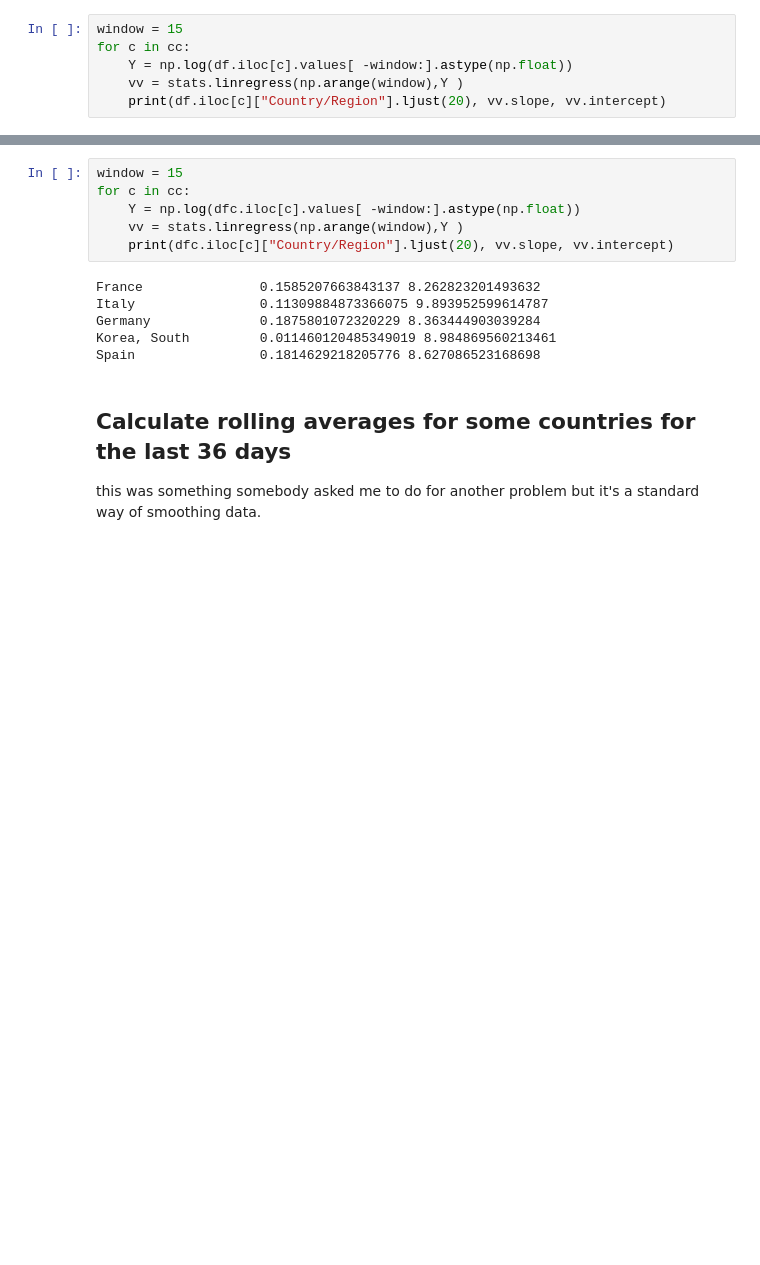
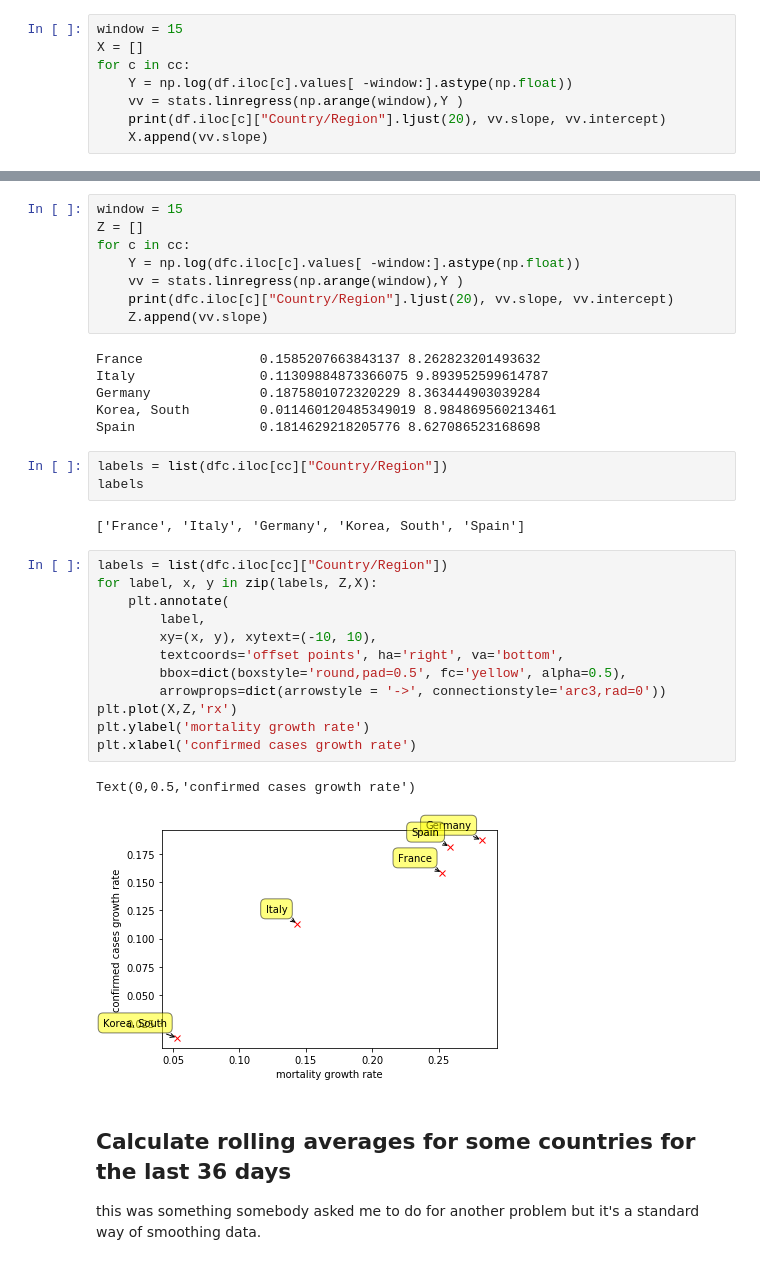
Before and after one commit to macbuse/just-math, a Jupyter notebook: covid_mortality.ipynb, the cells around one changed output, grey strips where cells are left out. Cells and saved outputs as stored; diff of their text form; blank space fills up the shorter version.

```diff
--- a/covid_mortality.ipynb
+++ b/covid_mortality.ipynb
@@ -101,9 +103,11 @@ from scipy import stats
 # %%
 window = 15
+X = []
 for c in cc:
     Y = np.log(df.iloc[c].values[ -window:].astype(np.float))
     vv = stats.linregress(np.arange(window),Y )
     print(df.iloc[c]["Country/Region"].ljust(20), vv.slope, vv.intercept)
+    X.append(vv.slope)
 # %% [output]
 France               0.25264589615638977 4.152675759292533
 Italy                0.14364273428062754 7.230471459358535
@@ -113,15 +119,37 @@ Spain                0.2582954661521452 5.0964734412112005
 # %%
 window = 15
+Z = []
 for c in cc:
     Y = np.log(dfc.iloc[c].values[ -window:].astype(np.float))
     vv = stats.linregress(np.arange(window),Y )
     print(dfc.iloc[c]["Country/Region"].ljust(20), vv.slope, vv.intercept)
+    Z.append(vv.slope)
 # %% [output]
 France               0.1585207663843137 8.262823201493632
 Italy                0.11309884873366075 9.893952599614787
 Germany              0.1875801072320229 8.363444903039284
 Korea, South         0.011460120485349019 8.984869560213461
 Spain                0.1814629218205776 8.627086523168698
+# %%
+labels = list(dfc.iloc[cc]["Country/Region"])
+labels
+# %% [output]
+['France', 'Italy', 'Germany', 'Korea, South', 'Spain']
+# %%
+labels = list(dfc.iloc[cc]["Country/Region"])
+for label, x, y in zip(labels, Z,X):
+    plt.annotate(
+        label,
+        xy=(x, y), xytext=(-10, 10),
+        textcoords='offset points', ha='right', va='bottom',
+        bbox=dict(boxstyle='round,pad=0.5', fc='yellow', alpha=0.5),
+        arrowprops=dict(arrowstyle = '->', connectionstyle='arc3,rad=0'))
+plt.plot(X,Z,'rx')
+plt.ylabel('mortality growth rate')
+plt.xlabel('confirmed cases growth rate')
+# %% [output]
+Text(0,0.5,'confirmed cases growth rate')
+[figure, added]
 # %% [markdown]
 ## Calculate rolling averages for some countries for the last 36 days
 
```
Also changed, not shown: parts of 5 cells of this notebook.
